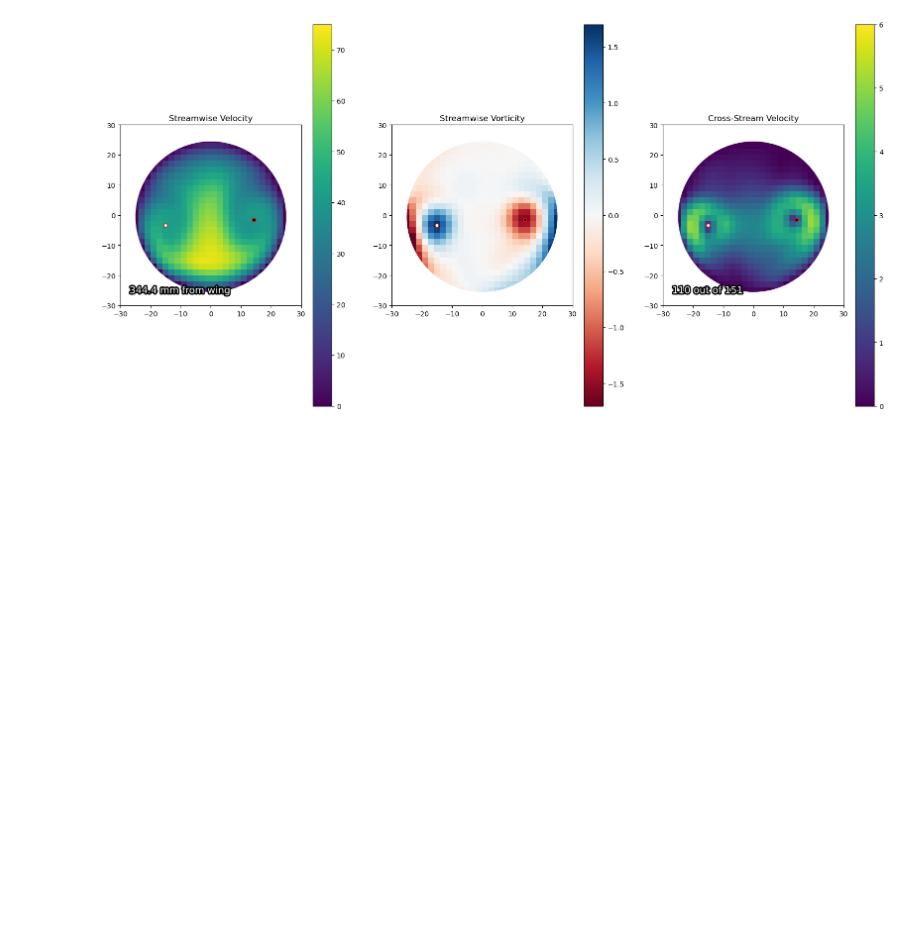
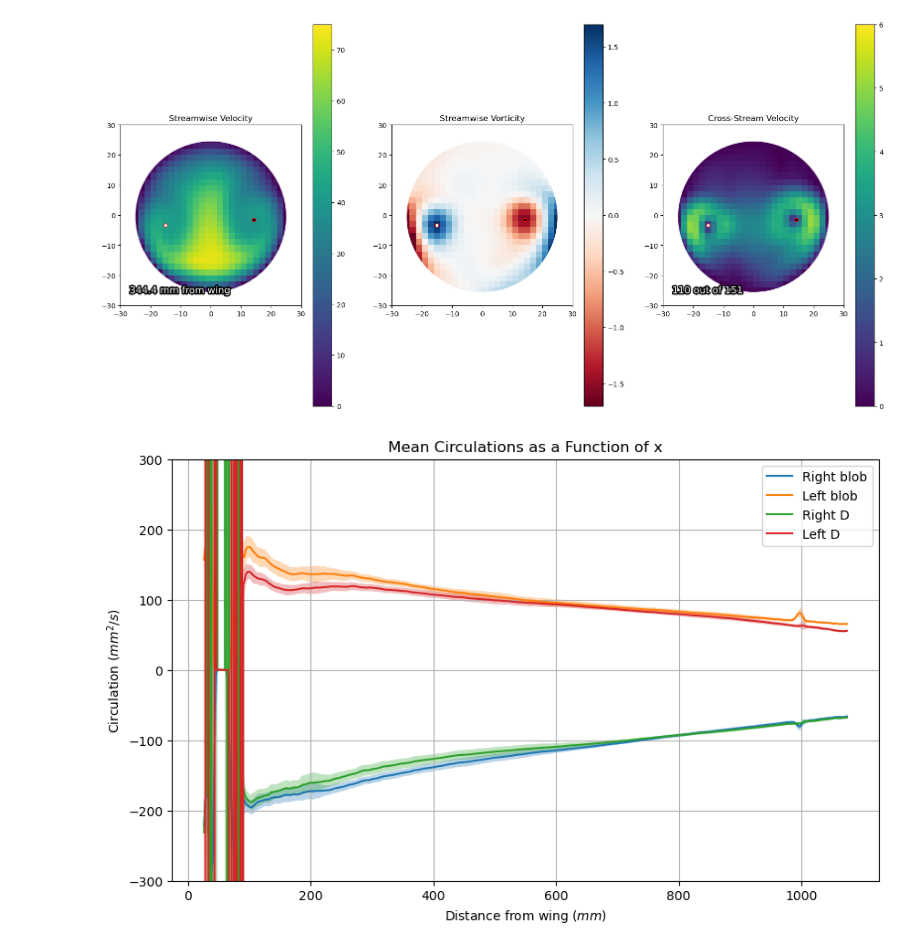
Before and after one commit to colecooper100/Coding_examples, a Jupyter notebook: vortex_experiment.ipynb, the cells around one changed output. Cells and saved outputs as stored; diff of their text form; code cells hidden in the pictures; blank space fills up the shorter version.

Commit message:
Added more documentation
Commented on some data analysis to explain what's going on. Kind of a powerpoint example of what my code accomplishes in my experiment

```diff
--- a/vortex_experiment.ipynb
+++ b/vortex_experiment.ipynb
@@ -53,0 +75,31 @@ muvi.view_volume_slice(frame=500, x_plane=110,streamwise_max=75,vorticity_range=
+# %%
+#Plot circulation as a function of distance from wing, shaded by 1stdev margin
+#Measured two different ways, one computing the area integral within a D-shaped contour, another using a threshold to find the "blob" and integrate over that
+stats_data = pd.read_pickle(os.path.join(muvi.measure_path, 'vortex_measurements_avg.pkl'))
+right_mean = stats_data['right_circ_mean']
+right_std = stats_data['right_circ_std']
+left_mean = stats_data['left_circ_mean']
+left_std = stats_data['left_circ_std']
+right_mean2 = stats_data['right_circ_d_mean']
+right_std2 = stats_data['right_circ_d_std']
+left_mean2 = stats_data['left_circ_d_mean']
+left_std2 = stats_data['left_circ_d_std']
+
+plt.figure(figsize=(10, 6))
+plt.plot(stats_data['x'], right_mean, label='Right blob')
+plt.fill_between(stats_data['x'], right_mean-right_std, right_mean+right_std, alpha=0.3)
+plt.plot(stats_data['x'], left_mean, label='Left blob')
+plt.fill_between(stats_data['x'], left_mean-left_std, left_mean+left_std, alpha=0.3)
+plt.plot(stats_data['x'], right_mean2, label='Right D')
+plt.fill_between(stats_data['x'], right_mean2-right_std2, right_mean2+right_std2, alpha=0.3)
+plt.plot(stats_data['x'], left_mean2, label='Left D')
+plt.fill_between(stats_data['x'], left_mean2-left_std2, left_mean2+left_std2, alpha=0.3)
+plt.xlabel('Distance from wing ($mm$)')
+plt.ylabel('Circulation ($mm^2/s$)')
+plt.title('Mean Circulations as a Function of x')
+plt.legend()
+plt.ylim(-300,300)
+plt.grid(True)
+plt.show()
+# %% [output]
+[figure, added]
```
Also changed, not shown: parts of 21 cells of this notebook.
